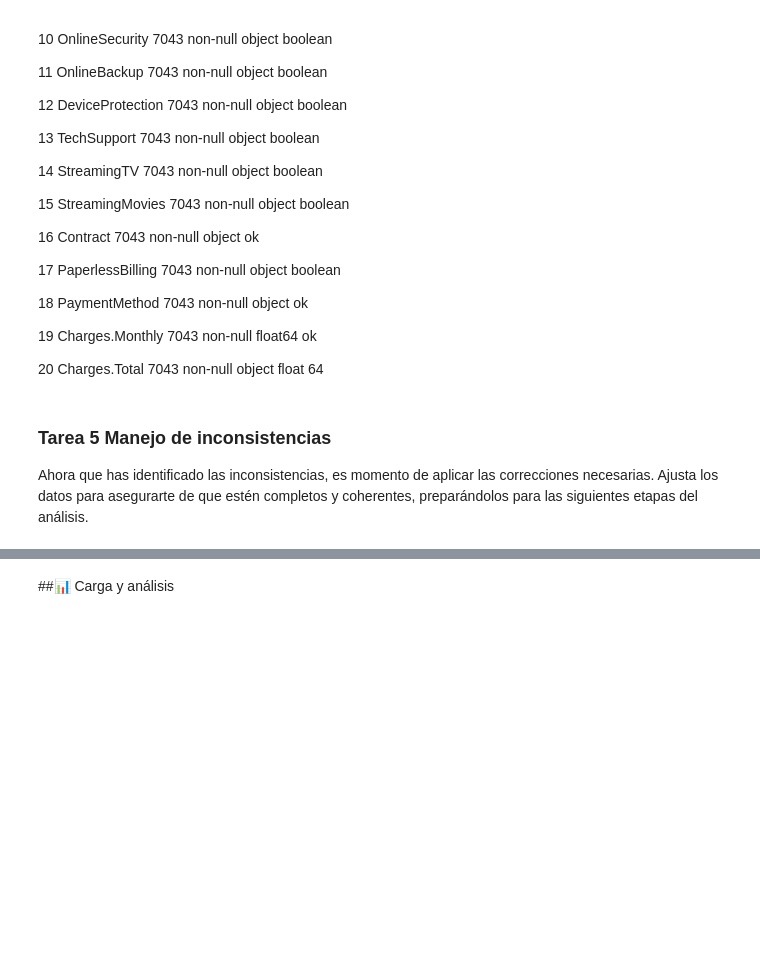
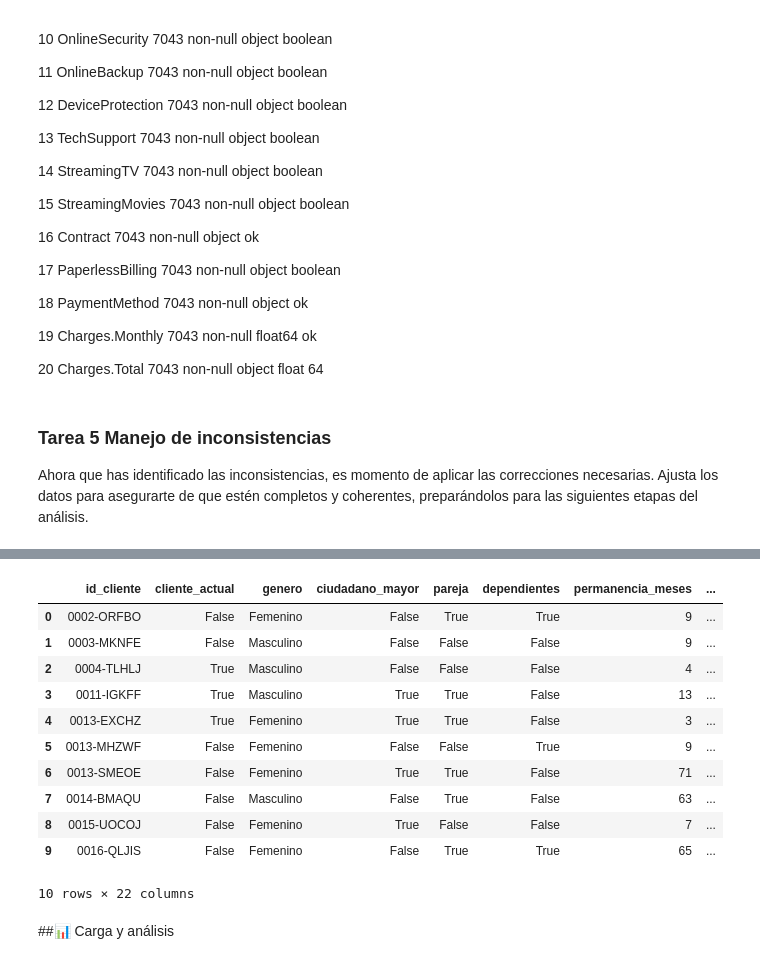
Before and after one commit to byfurkation/TelecomX_datos, a Jupyter notebook: TelecomX_LATAM.ipynb, the cells around one changed output, grey strips where cells are left out. Drawn from its saved outputs; the diff is of its cells as text; code cells hidden in the pictures; blank space fills up the shorter version.

```diff
--- a/TelecomX_LATAM.ipynb
+++ b/TelecomX_LATAM.ipynb
@@ -404,0 +429,4 @@ memory usage: 921.6+ KB
+# %%
+# Razón por la cual al no ser muchas filas se optará por eliminarlas ya que no se puede obtener el valor total de ninguna manera clara. En otras circunstancias verificaríamos con los equipos de venta y verificaríamos cada una de las categorías a fin de saber cuál es el cargo de cada uno de los clientes.
+
+df_normalizado = df_normalizado.dropna(subset=['Charges.Total'])
@@ -417,0 +466,25 @@ df_normalizado.sample(6)
+# %%
+# Para cambiar múltiples columnas
+df_normalizado = df_normalizado.rename(columns={
+    'customerID': 'id_cliente',
+    'gender': 'genero'
+    'Churn': 'cliente_actual',
+    'SeniorCitizen': 'ciudadano_mayor',
+    'Partner': 'pareja',
+    'Dependents': 'dependientes',
+    'tenure': 'permanencia_meses', # cambiar datos de columna
+    'PhoneService': 'servicio_telefono',
+    'MultipleLines': 'lineas_multiples',
+    'InternetService': 'servicio_internet',
+    'OnlineSecurity': 'seguridad_online',
+    'OnlineBackup': 'respaldo_online',
+    'DeviceProtection': 'proteccion_dispositivo',
+    'TechSupport': 'soporte_tecnico',
+    'StreamingTV': 'streaming_tv',
+    'StreamingMovies': 'streaming_peliculas',
+    'Contract': 'contrato',
+    'PaperlessBilling': 'facturacion_sin_papel',
+    'PaymentMethod': 'metodo_pago',
+    'Charges.Monthly': 'cargos_mensuales',
+    'Charges.Total': 'cargos_totales'
+})
@@ -417,0 +517,6 @@ df_normalizado.sample(6)
+# %%
+# crear la columna "Cuentas_Diarias" Utilizando la facturación mensual para
+# calcular el valor diario
+
+df_normalizado['cargo_por_dia'] = df_normalizado['cargos_mensuales'] / 30
+df_normalizado.head()
@@ -423,0 +562,4 @@ Además, traducir o renombrar columnas y datos hace que la información sea más
+# %%
+# Cambiar el nombre de la columna gender por género
+
+df_normalizado = df_normalizado.rename(columns={'gender': 'genero'})
@@ -424,3 +666,18 @@ Además, traducir o renombrar columnas y datos hace que la información sea más
+# %%
+df_normalizado.head(10)
+# %% [output]
+|  | id_cliente | cliente_actual | genero | ciudadano_mayor | pareja | dependientes | permanencia_meses | ... |
+| 0 | 0002-ORFBO | False | Femenino | False | True | True | 9 | ... |
+| 1 | 0003-MKNFE | False | Masculino | False | False | False | 9 | ... |
+| 2 | 0004-TLHLJ | True | Masculino | False | False | False | 4 | ... |
+| 3 | 0011-IGKFF | True | Masculino | True | True | False | 13 | ... |
+| 4 | 0013-EXCHZ | True | Femenino | True | True | False | 3 | ... |
+| 5 | 0013-MHZWF | False | Femenino | False | False | True | 9 | ... |
+| 6 | 0013-SMEOE | False | Femenino | True | True | False | 71 | ... |
+| 7 | 0014-BMAQU | False | Masculino | False | True | False | 63 | ... |
+| 8 | 0015-UOCOJ | False | Femenino | True | False | False | 7 | ... |
+| 9 | 0016-QLJIS | False | Femenino | False | True | True | 65 | ... |
+10 rows × 22 columns
 # %% [markdown]
 ##📊 Carga y análisis
 # %% [markdown]
```
Also changed, not shown: parts of 21 cells of this notebook.
